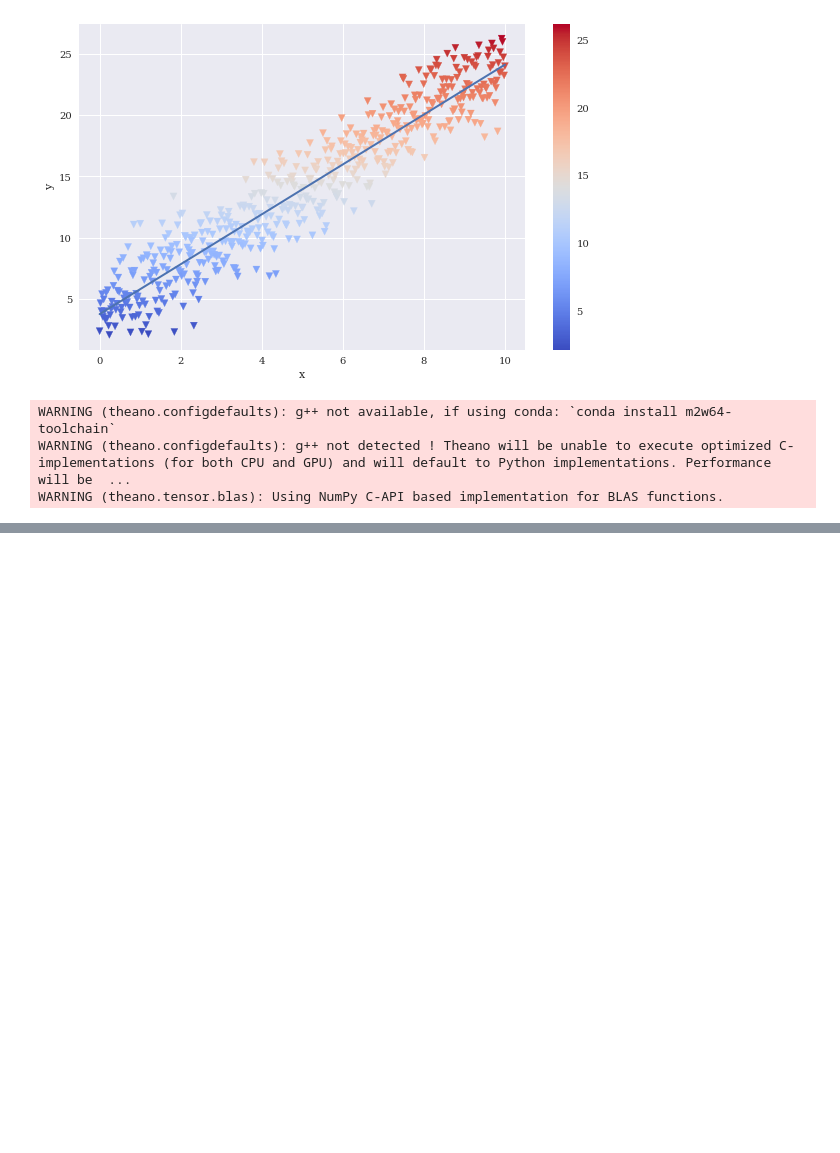
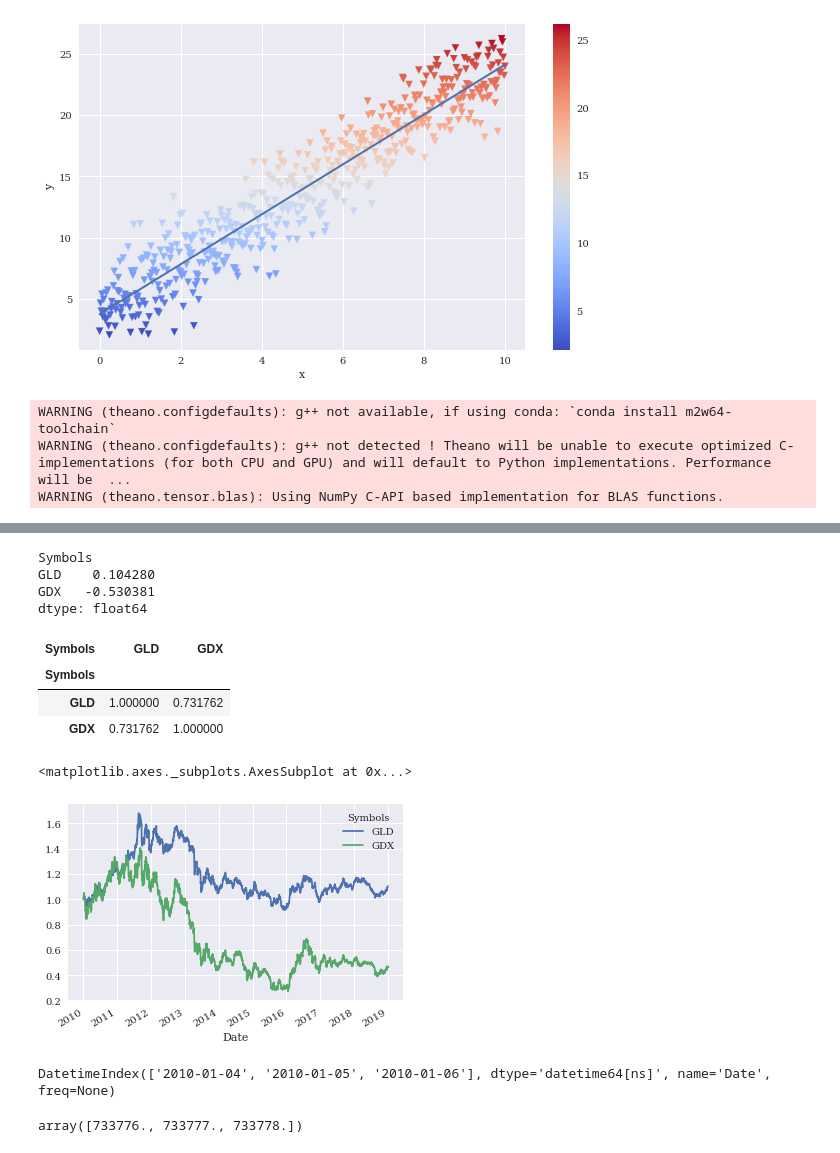
Before and after one commit to BacharKabalan/Theory-and-Knowledge, a Jupyter notebook: Bayesian statistics/Untitled-1.ipynb, the cells around one changed output, grey strips where cells are left out. Drawn from its saved outputs; the diff is of its cells as text; code cells hidden in the pictures; blank space fills up the shorter version.

```diff
--- a/Bayesian statistics/Untitled-1.ipynb
+++ b/Bayesian statistics/Untitled-1.ipynb
@@ -82,0 +86,5 @@ Got error No model on context stack. trying to find log_likelihood in translatio
+# %%
+tickers = ['GLD','GDX']
+df_price = pdr.get_data_yahoo(tickers, pd.Timestamp('2010'), pd.Timestamp('2019'))['Adj Close']
+# %%
+df_price = df_price/df_price.iloc[0]
@@ -82,0 +103,28 @@ Got error No model on context stack. trying to find log_likelihood in translatio
+# %%
+df_price.iloc[-1]/df_price.iloc[0] - 1
+# %% [output]
+Symbols
+GLD    0.104280
+GDX   -0.530381
+dtype: float64
+# %%
+df_price.corr()
+# %% [output]
+| Symbols | GLD | GDX |
+| Symbols |  |  |
+| GLD | 1.000000 | 0.731762 |
+| GDX | 0.731762 | 1.000000 |
+# %%
+df_price.plot()
+# %% [output]
+<matplotlib.axes._subplots.AxesSubplot at 0x...>
+[figure, added]
+# %%
+df_price.index[:3]
+# %% [output]
+DatetimeIndex(['2010-01-04', '2010-01-05', '2010-01-06'], dtype='datetime64[ns]', name='Date', freq=None)
+# %%
+mpl_dates = mpl.dates.date2num(df_price.index.to_pydatetime())
+mpl_dates[:3]
+# %% [output]
+array([733776., 733777., 733778.])
```
Also changed, not shown: parts of 9 cells of this notebook, 2 other files.
